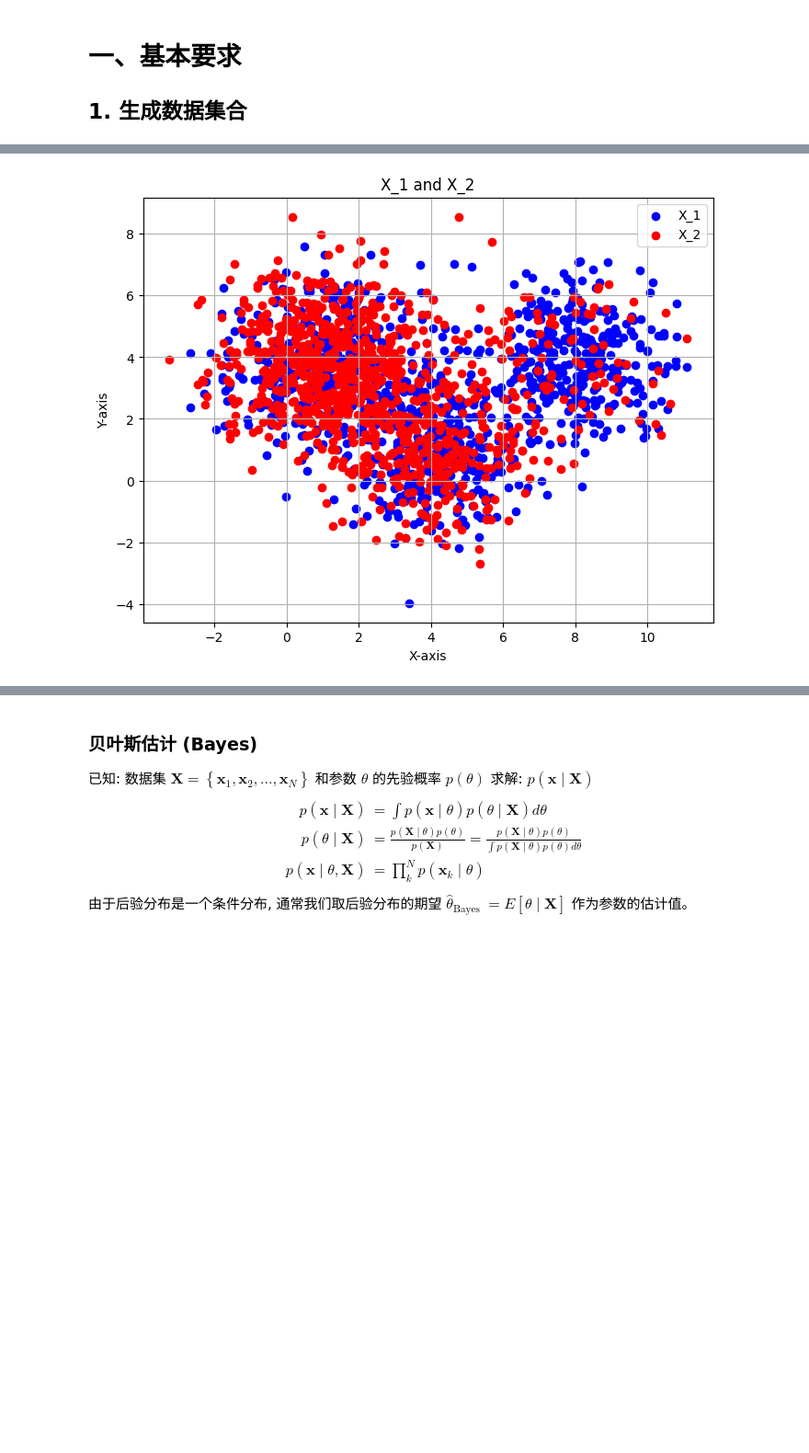
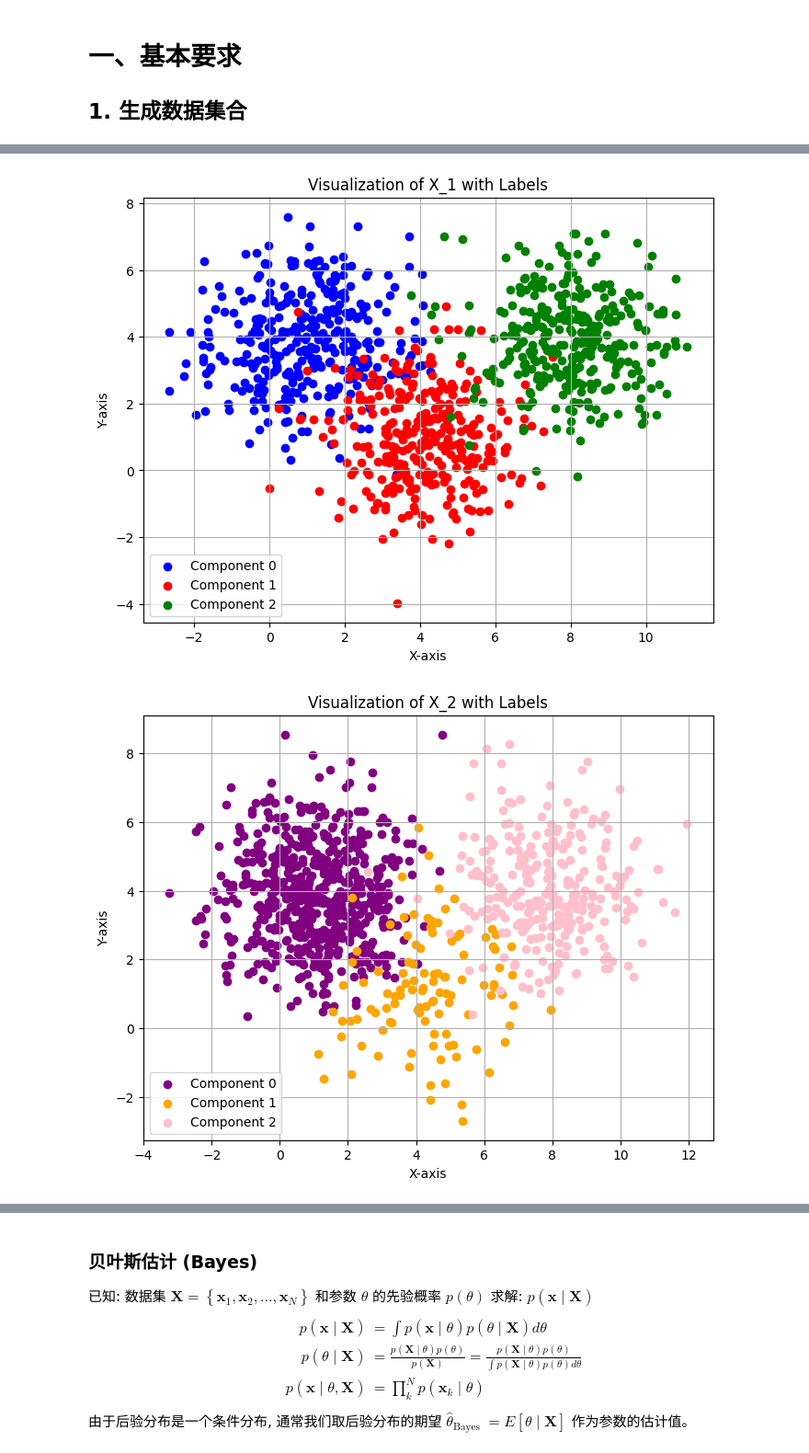
Before and after one commit to FlandreScarlet36/Machine_learning_labs, a Jupyter notebook: 实验三：参数&非参数估计/实验三：参数估计 & 非参数估计.ipynb, the cells around one changed output, grey strips where cells are left out. Shown at 92% size. Drawn from its saved outputs; the diff is of its cells as text; code cells hidden in the pictures; blank space fills up the shorter version.

```diff
--- a/实验三：参数&非参数估计/实验三：参数估计 & 非参数估计.ipynb
+++ b/实验三：参数&非参数估计/实验三：参数估计 & 非参数估计.ipynb
@@ -38,22 +38,33 @@ covariance_matrix = 2 * np.identity(2)
 # 生成X_1数据集合
 prior_probabilities_1 = [1/3, 1/3, 1/3]
 X_1 = np.zeros((N, 2))
+labels_X_1 = np.zeros(N, dtype=int)  # 添加标签
+
 for i in range(N):
     component = np.random.choice([0, 1, 2], p=prior_probabilities_1)
     X_1[i, :] = np.random.multivariate_normal(mu[component], covariance_matrix)
+    labels_X_1[i] = component
 
 # 生成X_2数据集合
-prior_probabilities_2 = [0.6, 0.3, 0.1]
+prior_probabilities_2 = [0.6, 0.1, 0.3]
 X_2 = np.zeros((N, 2))
+labels_X_2 = np.zeros(N, dtype=int)  # 添加标签
+
 for i in range(N):
     component = np.random.choice([0, 1, 2], p=prior_probabilities_2)
     X_2[i, :] = np.random.multivariate_normal(mu[component], covariance_matrix)
+    labels_X_2[i] = component
 
-# 打印X_1和X_2的前几个样本
+# 打印X_1和X_2的前几个样本和标签
 print("X_1:")
 print(X_1[:5])
+print("Labels for X_1:")
+print(labels_X_1[:5])
+
 print("\nX_2:")
 print(X_2[:5])
+print("Labels for X_2:")
+print(labels_X_2[:5])
 # %% [output]
 X_1:
 [[ 5.0487691   3.19615165]
@@ -71,15 +86,37 @@ X_2:
-# %%
-import matplotlib.pyplot as plt
-
-# 可视化数据集合
-plt.figure(figsize=(8, 6))
-plt.scatter(X_1[:, 0], X_1[:, 1], c='blue', label='X_1')
-plt.scatter(X_2[:, 0], X_2[:, 1], c='red', label='X_2')
-plt.xlabel('X-axis')
-plt.ylabel('Y-axis')
-plt.title('X_1 and X_2')
-plt.legend()
-plt.grid(True)
-plt.show()
-# %% [output]
-[figure, removed]
+# %%
+import matplotlib.pyplot as plt
+
+# 设置X_1的颜色映射
+color_map_X_1 = {0: 'blue', 1: 'red', 2: 'green'}
+
+# 设置X_2的颜色映射
+color_map_X_2 = {0: 'purple', 1: 'orange', 2: 'pink'}
+
+# 可视化X_1数据集
+plt.figure(figsize=(8, 6))
+for label in set(labels_X_1):
+    data = X_1[labels_X_1 == label]
+    plt.scatter(data[:, 0], data[:, 1], c=color_map_X_1[label], label=f'Component {label}')
+
+plt.xlabel('X-axis')
+plt.ylabel('Y-axis')
+plt.title('Visualization of X_1 with Labels')
+plt.legend()
+plt.grid(True)
+plt.show()
+
+# 可视化X_2数据集
+plt.figure(figsize=(8, 6))
+for label in set(labels_X_2):
+    data = X_2[labels_X_2 == label]
+    plt.scatter(data[:, 0], data[:, 1], c=color_map_X_2[label], label=f'Component {label}')
+
+plt.xlabel('X-axis')
+plt.ylabel('Y-axis')
+plt.title('Visualization of X_2 with Labels')
+plt.legend()
+plt.grid(True)
+plt.show()
+# %% [output]
+[figure, added]
+[figure, added]
```
Also changed, not shown: parts of 8 cells of this notebook.
